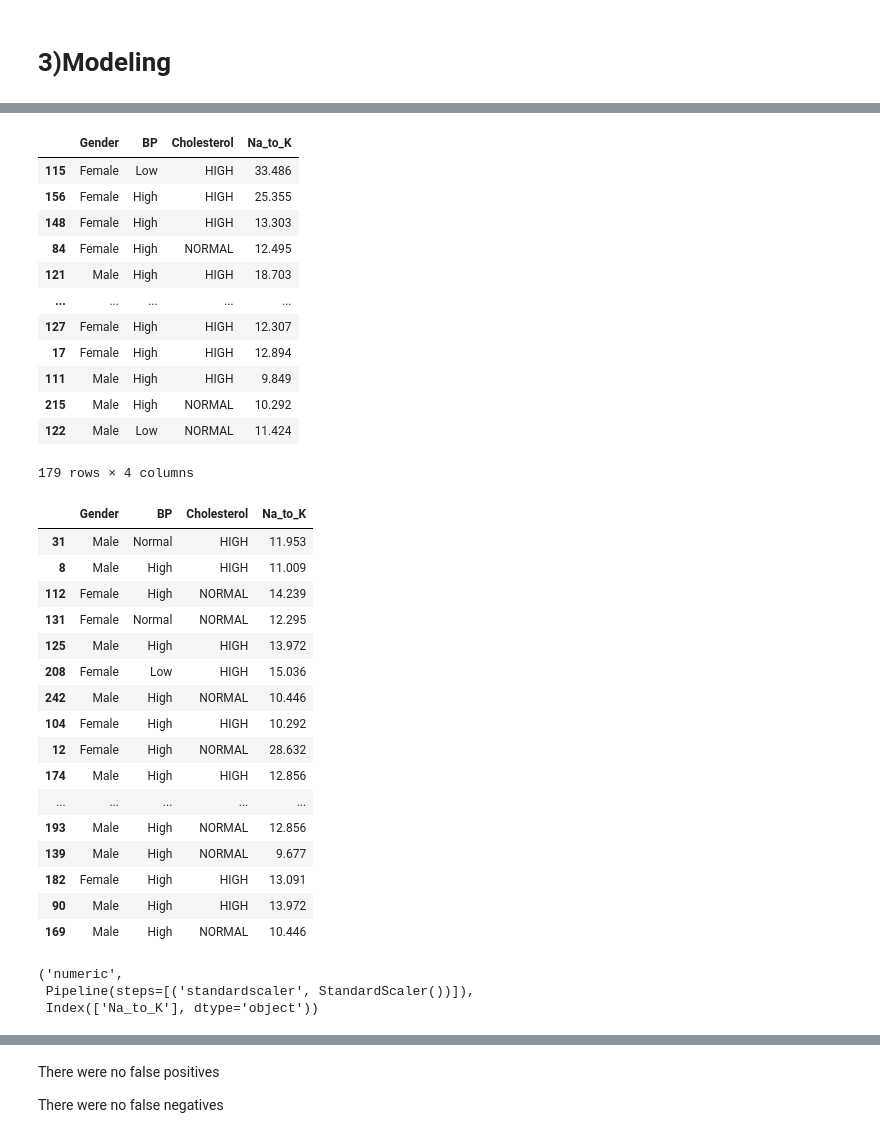
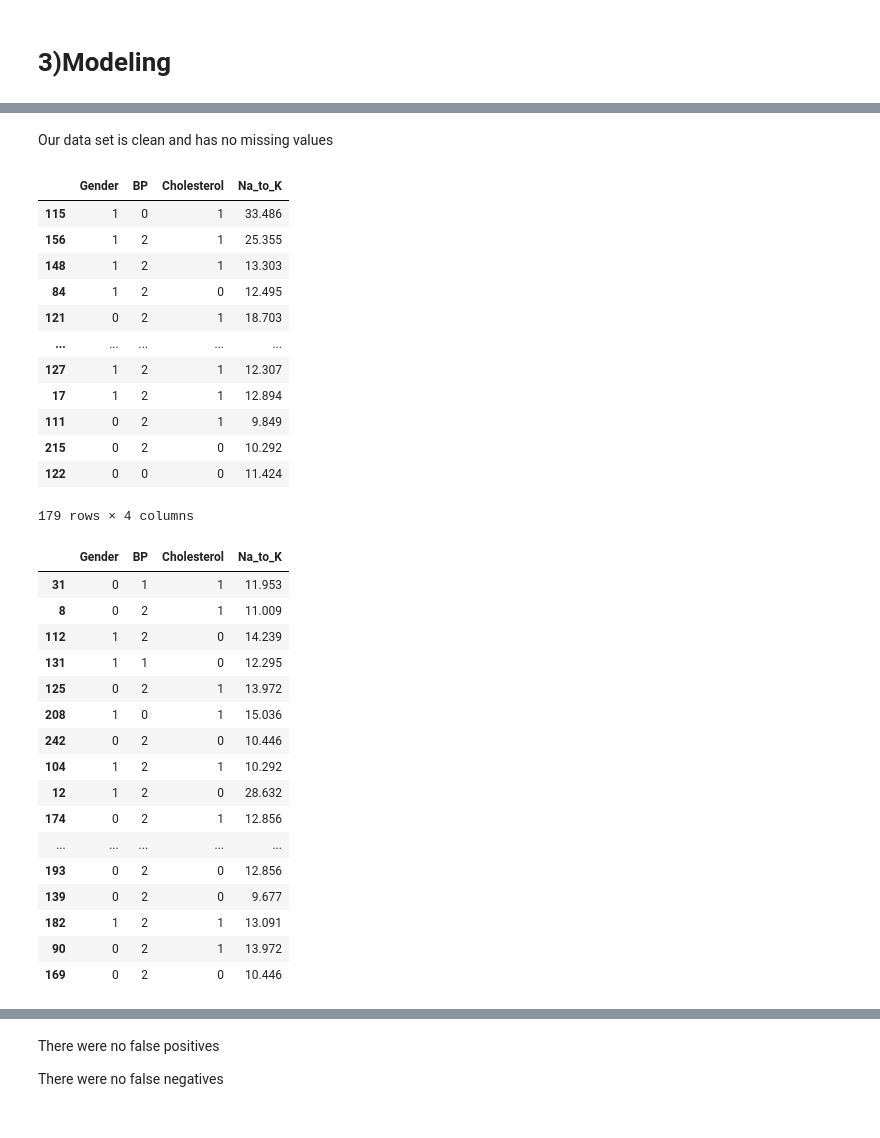
Before and after one commit to souadkhailia/-Drug-Type-Prediction-Project, a Jupyter notebook: Drug_Type.ipynb, the cells around one changed output, grey strips where cells are left out. Drawn from its saved outputs; the diff is of its cells as text; code cells hidden in the pictures.

```diff
--- a/Drug_Type.ipynb
+++ b/Drug_Type.ipynb
@@ -647,3 +641,6 @@ drugZ    0.443515
 Name: Drug, dtype: float64
 # %% [markdown]
 # 3)Modeling
+# %%
+df_model=df.copy()
+df_model
@@ -649,0 +661,4 @@ Name: Drug, dtype: float64
+# %%
+df_model['Gender'] = df_model['Gender'].replace({'Male': 0, 'Female': 1})
+df_model['BP'] = df_model['BP'].replace({'Low': 0, 'Normal': 1, 'High': 2})
+df_model['Cholesterol'] = df_model['Cholesterol'].replace({'NORMAL': 0, 'HIGH': 1})
@@ -650,41 +674,43 @@ Name: Drug, dtype: float64
+# %% [markdown]
+Our data set is clean and has no missing values
 # %%
 target = 'Drug'
-X = df.drop(columns=target)
-y = df[target]
+X = df_model.drop(columns=target)
+y = df_model[target]
 ## train-test-split
 X_train, X_test, y_train, y_test = train_test_split(X, y, random_state=42)
 X_train
 # %% [output]
 |  | Gender | BP | Cholesterol | Na_to_K |
-| 115 | Female | Low | HIGH | 33.486 |
-| 156 | Female | High | HIGH | 25.355 |
-| 148 | Female | High | HIGH | 13.303 |
-| 84 | Female | High | NORMAL | 12.495 |
-| 121 | Male | High | HIGH | 18.703 |
+| 115 | 1 | 0 | 1 | 33.486 |
+| 156 | 1 | 2 | 1 | 25.355 |
+| 148 | 1 | 2 | 1 | 13.303 |
+| 84 | 1 | 2 | 0 | 12.495 |
+| 121 | 0 | 2 | 1 | 18.703 |
 | ... | ... | ... | ... | ... |
-| 127 | Female | High | HIGH | 12.307 |
-| 17 | Female | High | HIGH | 12.894 |
-| 111 | Male | High | HIGH | 9.849 |
-| 215 | Male | High | NORMAL | 10.292 |
-| 122 | Male | Low | NORMAL | 11.424 |
+| 127 | 1 | 2 | 1 | 12.307 |
+| 17 | 1 | 2 | 1 | 12.894 |
+| 111 | 0 | 2 | 1 | 9.849 |
+| 215 | 0 | 2 | 0 | 10.292 |
+| 122 | 0 | 0 | 0 | 11.424 |
 179 rows × 4 columns
 # %%
 X_test
 # %% [output]
 |  | Gender | BP | Cholesterol | Na_to_K |
-| 31 | Male | Normal | HIGH | 11.953 |
-| 8 | Male | High | HIGH | 11.009 |
-| 112 | Female | High | NORMAL | 14.239 |
-| 131 | Female | Normal | NORMAL | 12.295 |
-| 125 | Male | High | HIGH | 13.972 |
-| 208 | Female | Low | HIGH | 15.036 |
-| 242 | Male | High | NORMAL | 10.446 |
-| 104 | Female | High | HIGH | 10.292 |
-| 12 | Female | High | NORMAL | 28.632 |
-| 174 | Male | High | HIGH | 12.856 |
+| 31 | 0 | 1 | 1 | 11.953 |
+| 8 | 0 | 2 | 1 | 11.009 |
+| 112 | 1 | 2 | 0 | 14.239 |
+| 131 | 1 | 1 | 0 | 12.295 |
+| 125 | 0 | 2 | 1 | 13.972 |
+| 208 | 1 | 0 | 1 | 15.036 |
+| 242 | 0 | 2 | 0 | 10.446 |
+| 104 | 1 | 2 | 1 | 10.292 |
+| 12 | 1 | 2 | 0 | 28.632 |
+| 174 | 0 | 2 | 1 | 12.856 |
 | ... | ... | ... | ... | ... |
-| 193 | Male | High | NORMAL | 12.856 |
-| 139 | Male | High | NORMAL | 9.677 |
-| 182 | Female | High | HIGH | 13.091 |
-| 90 | Male | High | HIGH | 13.972 |
-| 169 | Male | High | NORMAL | 10.446 |
+| 193 | 0 | 2 | 0 | 12.856 |
+| 139 | 0 | 2 | 0 | 9.677 |
+| 182 | 1 | 2 | 1 | 13.091 |
+| 90 | 0 | 2 | 1 | 13.972 |
+| 169 | 0 | 2 | 0 | 10.446 |
@@ -697,17 +716,0 @@ from sklearn.ensemble import RandomForestClassifier
-# %%
-## PREPROCESSING PIPELINE FOR NUMERIC DATA
-# Save list of column names
-num_cols = X_train.select_dtypes("number").columns
-# print("Numeric Columns:", num_cols)
-# instantiate preprocessors
-scaler = StandardScaler()
-# Make a numeric preprocessing pipeline
-num_pipe = make_pipeline(scaler)
-# Making a numeric tuple for ColumnTransformer
-#           (choose_a_name, pipeline_or_transformer, list_of_columns)
-num_tuple = ('numeric', num_pipe, num_cols)
-num_tuple
-# %% [output]
-('numeric',
- Pipeline(steps=[('standardscaler', StandardScaler())]),
- Index(['Na_to_K'], dtype='object'))
```
Also changed, not shown: parts of 51 cells of this notebook.
